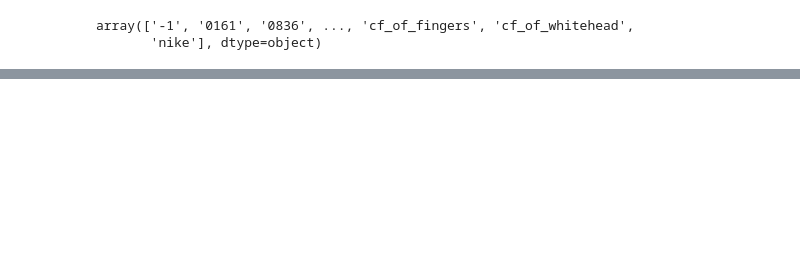
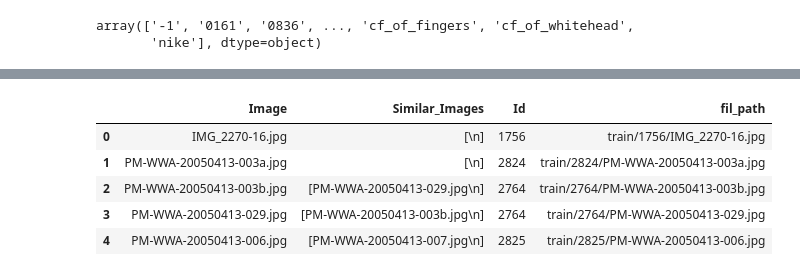
Before and after one commit to akuma527/IProjects, a Jupyter notebook: I&D_Whale/Data_Analysis.ipynb, the cells around one changed output, grey strips where cells are left out. Drawn from its saved outputs; the diff is of its cells as text; code cells hidden in the pictures; blank space fills up the shorter version.

```diff
--- a/I&D_Whale/Data_Analysis.ipynb
+++ b/I&D_Whale/Data_Analysis.ipynb
@@ -65,0 +106,9 @@ df[df['Id']=='cf_of_fingers'].describe()
+# %%
+with open('data_train.csv', 'r') as f:
+    x = f.readlines()
+# %%
+k = [re.split(',', i) for i in x]
+# %%
+d = dict([(i[0], i[1:]) for i in k])
+# %%
+img_rep = pd.DataFrame(d.items(), columns=['Image', 'Similar_Images'])
@@ -65,0 +128,10 @@ df[df['Id']=='cf_of_fingers'].describe()
+# %%
+df = pd.merge(img_rep, train, left_on='Image', right_on='Image', how='left')
+df.head()
+# %% [output]
+|  | Image | Similar_Images | Id | fil_path |
+| 0 | IMG_2270-16.jpg | [\n] | 1756 | train/1756/IMG_2270-16.jpg |
+| 1 | PM-WWA-20050413-003a.jpg | [\n] | 2824 | train/2824/PM-WWA-20050413-003a.jpg |
+| 2 | PM-WWA-20050413-003b.jpg | [PM-WWA-20050413-029.jpg\n] | 2764 | train/2764/PM-WWA-20050413-003b.jpg |
+| 3 | PM-WWA-20050413-029.jpg | [PM-WWA-20050413-003b.jpg\n] | 2764 | train/2764/PM-WWA-20050413-029.jpg |
+| 4 | PM-WWA-20050413-006.jpg | [PM-WWA-20050413-007.jpg\n] | 2825 | train/2825/PM-WWA-20050413-006.jpg |
```
Also changed, not shown: parts of 15 cells of this notebook.
